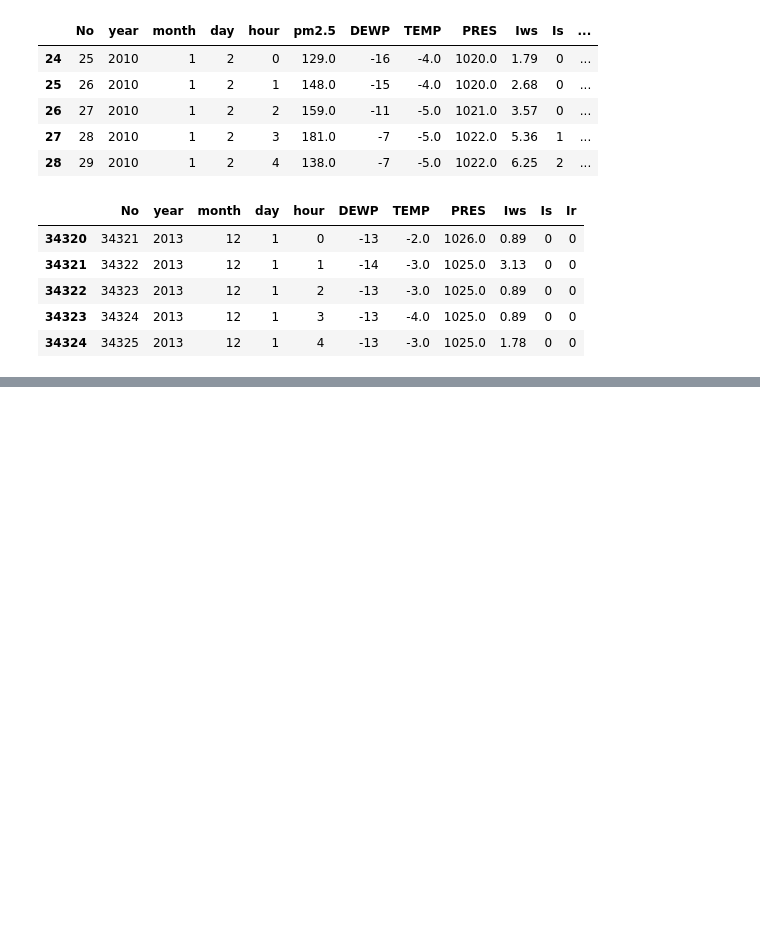
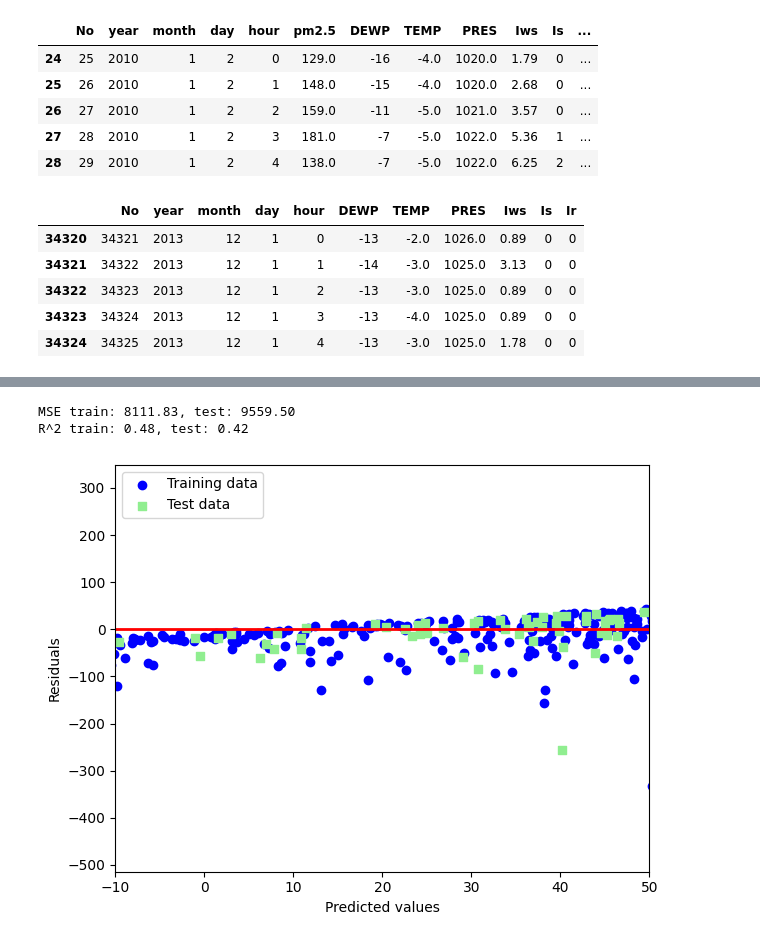
Before and after one commit to huiyuiui/DeepLearningLabs, a Jupyter notebook: Lab4/Lab04-2_109062135.ipynb, the cells around one changed output, grey strips where cells are left out. Drawn from its saved outputs; the diff is of its cells as text; code cells hidden in the pictures; blank space fills up the shorter version.

```diff
--- a/Lab4/Lab04-2_109062135.ipynb
+++ b/Lab4/Lab04-2_109062135.ipynb
@@ -215,0 +149,35 @@ ValueError: Found input variables with inconsistent numbers of samples: [41757,
+# %%
+# Testing
+y_train_pred = lr.predict(X_train_std)
+y_test_pred = lr.predict(X_test_std)
+
+print('MSE train: %.2f, test: %.2f' %
+      (mean_squared_error(y_train, y_train_pred),
+       mean_squared_error(y_test, y_test_pred)))
+print('R^2 train: %.2f, test: %.2f' % (r2_score(y_train, y_train_pred),
+                                       r2_score(y_test, y_test_pred)))
+# %% [output]
+MSE train: 8111.83, test: 9559.50
+R^2 train: 0.48, test: 0.42
+# %%
+plt.scatter(
+    y_train_pred,
+    y_train_pred - y_train,
+    c='blue',
+    marker='o',
+    label='Training data')
+plt.scatter(
+    y_test_pred,
+    y_test_pred - y_test,
+    c='lightgreen',
+    marker='s',
+    label='Test data')
+plt.xlabel('Predicted values')
+plt.ylabel('Residuals')
+plt.legend(loc='upper left')
+plt.hlines(y=0, xmin=-10, xmax=50, lw=2, color='red')
+plt.xlim([-10, 50])
+plt.tight_layout()
+plt.show()
+# %% [output]
+[figure, added]
```
Also changed, not shown: parts of 9 cells of this notebook, 33 other files.
